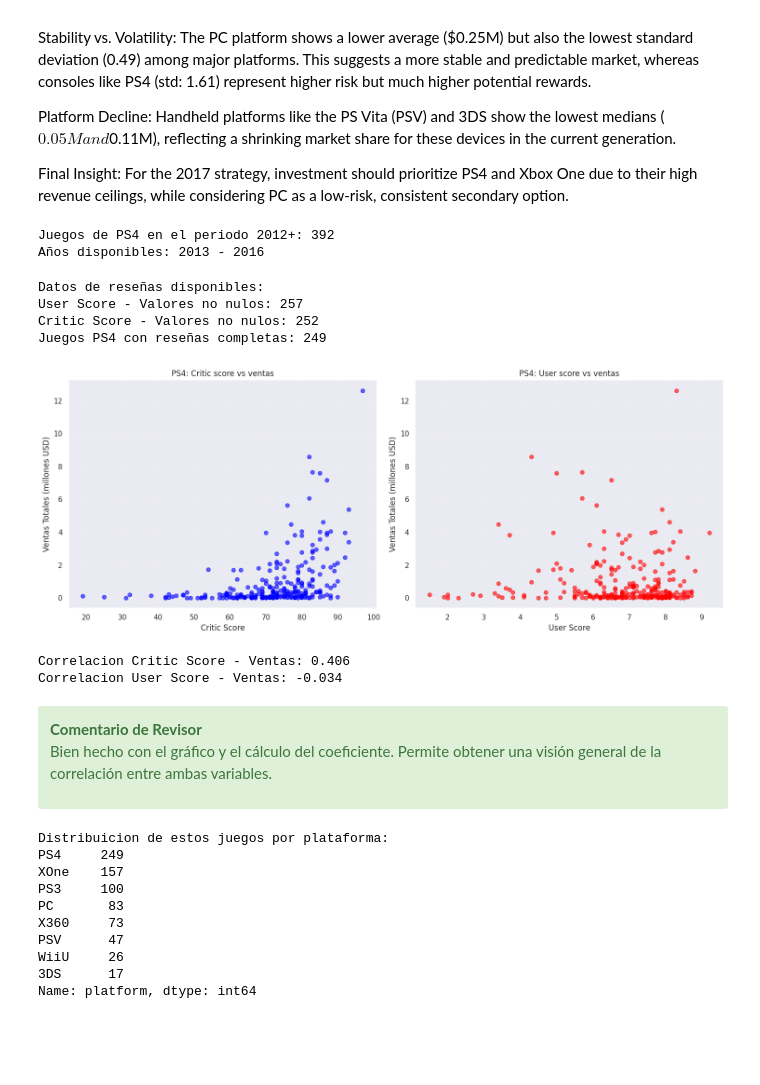
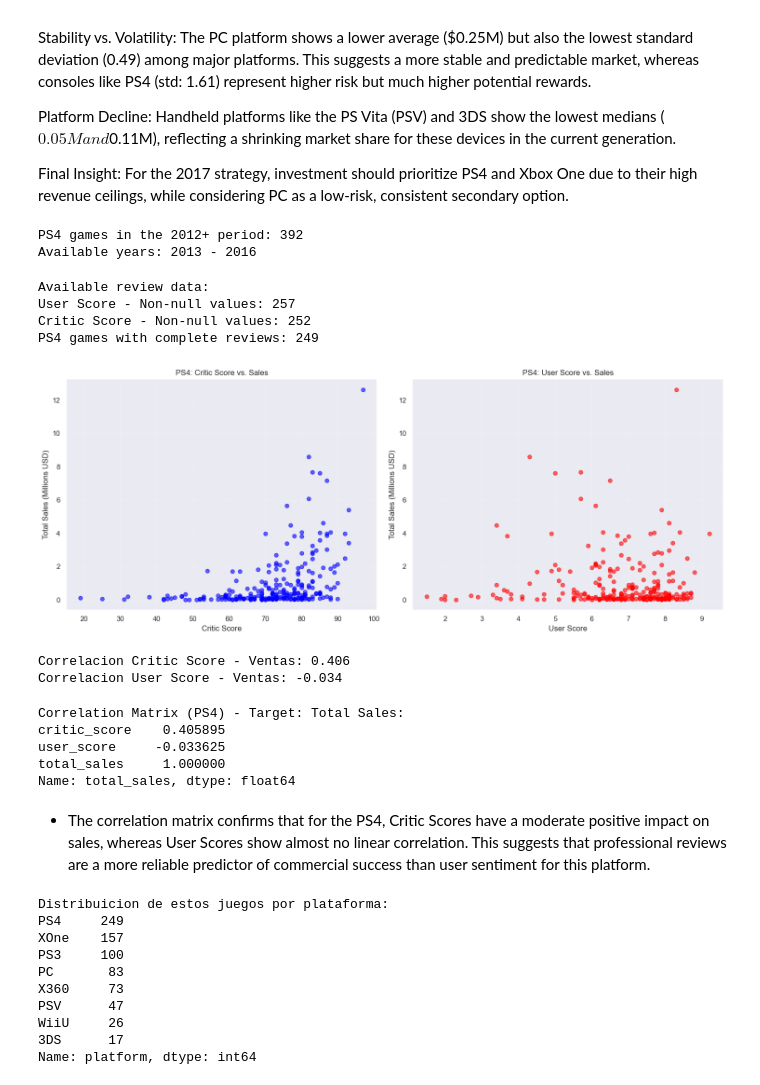
Before and after one commit to juliethrodri24-web/analisis_ventas_videojuegos_tienda, a Jupyter notebook: notebook.ipynb, the cells around one changed output. Drawn from its saved outputs; the diff is of its cells as text; code cells hidden in the pictures; blank space fills up the shorter version.

Commit message:
feat: calculate correlation coefficients between reviews and sales for PS4

```diff
--- a/notebook.ipynb
+++ b/notebook.ipynb
@@ -976,53 +976,56 @@ Platform Decline: Handheld platforms like the PS Vita (PSV) and 3DS show the low
 
 Final Insight: For the 2017 strategy, investment should prioritize PS4 and Xbox One due to their high revenue ceilings, while considering PC as a low-risk, consistent secondary option.
 # %%
-### ANALISIS DE CORRELACION: RESEÑAS VS VENTAS
-## PARA HACER ESTE ANALISIS HEMOS ELEGIDO LA PLATAFORMA (PS4)
+ ### CORRELATION ANALYSIS: REVIEWS VS. SALES
+## FOR THIS ANALYSIS, WE HAVE SELECTED THE (PS4) PLATFORM
 
-# Filtrar datos solo para PS4
-ps4_games = games_filtered[games_filtered['platform'] ==  'PS4'].copy()
+# Filter data exclusively for PS4
+ps4_games = games_filtered[games_filtered['platform'] == 'PS4'].copy()
 
-print(f"Juegos de PS4 en el periodo 2012+: {len(ps4_games)}")
-print(f"Años disponibles: {ps4_games['year_of_release'].min()} - {ps4_games['year_of_release'].max()}")
+# Summary of the PS4 subset
+print(f"PS4 games in the 2012+ period: {len(ps4_games)}")
+print(f"Available years: {ps4_games['year_of_release'].min()} - {ps4_games['year_of_release'].max()}")
 # %% [output]
-Juegos de PS4 en el periodo 2012+: 392
-Años disponibles: 2013 - 2016
+PS4 games in the 2012+ period: 392
+Available years: 2013 - 2016
 # %%
-### VERIFICAMOS DATOS DE RESEÑAS DISPONIBLES
-print("Datos de reseñas disponibles:")
-print(f"User Score - Valores no nulos: {ps4_games['user_score'].notna().sum()}")
-print(f"Critic Score - Valores no nulos: {ps4_games['critic_score'].notna().sum()}")
+## VERIFYING AVAILABLE REVIEW DATA
 
-# Filtrar solo juegos con datos de reseñas completas
+print("Available review data:")
+# Counting non-null values for both user and critic scores
+print(f"User Score - Non-null values: {ps4_games['user_score'].notna().sum()}")
+print(f"Critic Score - Non-null values: {ps4_games['critic_score'].notna().sum()}")
+
+# Filter only games with complete review data
 ps4_complete = ps4_games.dropna(subset=['user_score', 'critic_score'])
-print(f"Juegos PS4 con reseñas completas: {len(ps4_complete)}")
+print(f"PS4 games with complete reviews: {len(ps4_complete)}")
 # %% [output]
-Datos de reseñas disponibles:
-User Score - Valores no nulos: 257
-Critic Score - Valores no nulos: 252
-Juegos PS4 con reseñas completas: 249
+Available review data:
+User Score - Non-null values: 257
+Critic Score - Non-null values: 252
+PS4 games with complete reviews: 249
 # %%
-### GRAFICOS DE DISPERSION: CRITIC SCORE VS VENTAS
+### SCATTER PLOTS: REVIEWS VS. SALES
 fig, (ax1, ax2) = plt.subplots(1, 2, figsize=(15, 6))
 
-## Critic score vs total sales
+## Critic Score vs. Total Sales
 ax1.scatter(ps4_complete['critic_score'], ps4_complete['total_sales'], alpha=0.6, color='blue')
 ax1.set_xlabel('Critic Score')
-ax1.set_ylabel('Ventas Totales (millones USD)')
-ax1.set_title('PS4: Critic score vs ventas')
+ax1.set_ylabel('Total Sales (Millions USD)')
+ax1.set_title('PS4: Critic Score vs. Sales')
 ax1.grid(True, alpha=0.3)
 
-# User Score vs Total Sales
-ax2.scatter(ps4_complete['user_score'], ps4_complete['total_sales'], alpha=0.6,color='red')
+## User Score vs. Total Sales
+ax2.scatter(ps4_complete['user_score'], ps4_complete['total_sales'], alpha=0.6, color='red')
 ax2.set_xlabel('User Score')
-ax2.set_ylabel('Ventas Totales (millones USD)')
-ax2.set_title('PS4: User score vs ventas')
+ax2.set_ylabel('Total Sales (Millions USD)')
+ax2.set_title('PS4: User Score vs. Sales')
 ax2.grid(True, alpha=0.3)
 
 plt.tight_layout()
 plt.show()
 # %% [output]
-[figure, old version]
+[figure, new version]
 # %%
 correlacion_critic = ps4_complete['critic_score'].corr(ps4_complete['total_sales'])
 correlacion_user = ps4_complete['user_score'].corr(ps4_complete['total_sales'])
@@ -1032,13 +1035,20 @@ print(f"Correlacion User Score - Ventas: {correlacion_user:.3f}")
 # %% [output]
 Correlacion Critic Score - Ventas: 0.406
 Correlacion User Score - Ventas: -0.034
-# %% [markdown]
-<div class="alert alert-block alert-success">
-<b>Comentario de Revisor            </b> <a class="tocSkip"></a>
-
-Bien hecho con el gráfico y el cálculo del coeficiente. Permite obtener una visión general de la correlación entre ambas variables.
-
-</div>
+# %%
+# Calculating the correlation matrix for PS4
+correlation_matrix = ps4_complete[['critic_score', 'user_score', 'total_sales']].corr()
+
+print("Correlation Matrix (PS4) - Target: Total Sales:")
+print(correlation_matrix['total_sales'])
+# %% [output]
+Correlation Matrix (PS4) - Target: Total Sales:
+critic_score    0.405895
+user_score     -0.033625
+total_sales     1.000000
+Name: total_sales, dtype: float64
+# %% [markdown]
+- The correlation matrix confirms that for the PS4, Critic Scores have a moderate positive impact on sales, whereas User Scores show almost no linear correlation. This suggests that professional reviews are a more reliable predictor of commercial success than user sentiment for this platform.
 # %%
 ### IDENTIFICAR JUEGOS QUE ESTAN EN MULTIPLES PLATAFORMAS
 
```
